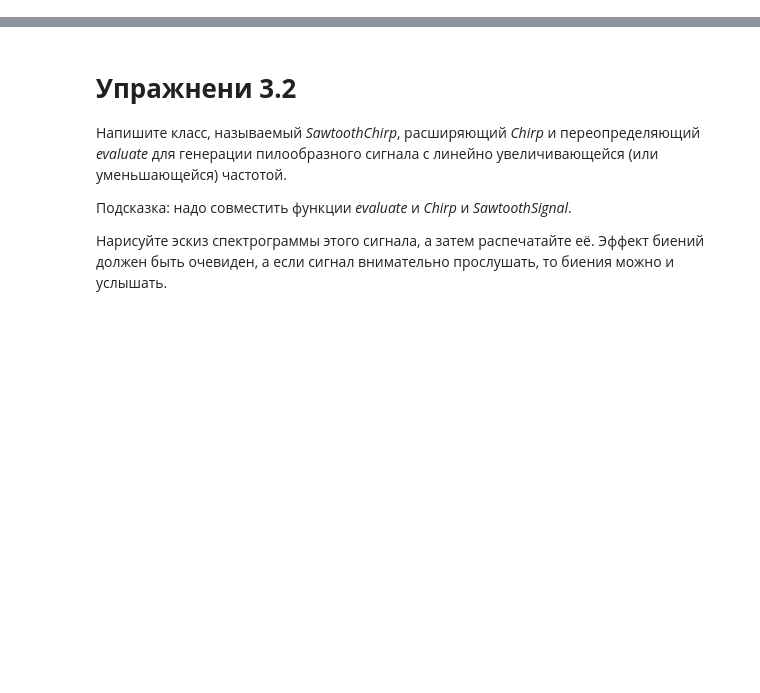
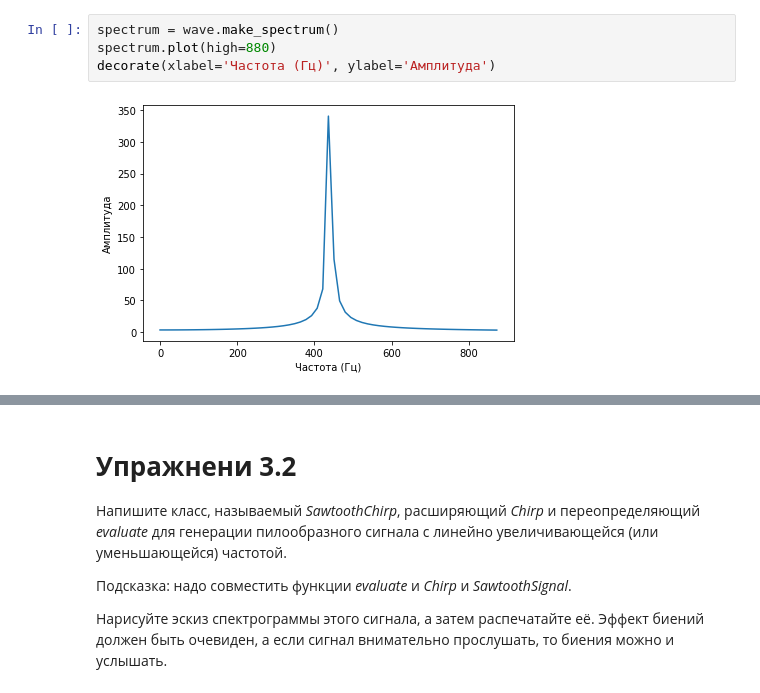
Before and after one commit to DenZhid/TelecommunicationSystemsLabs, a Jupyter notebook: Lab3.ipynb, the cells around one changed output, grey strips where cells are left out. Drawn from its saved outputs; the diff is of its cells as text; blank space fills up the shorter version.

```diff
--- a/Lab3.ipynb
+++ b/Lab3.ipynb
@@ -15,0 +48,6 @@ if not os.path.exists('thinkdsp.py'):
+# %%
+spectrum = wave.make_spectrum()
+spectrum.plot(high=880)
+decorate(xlabel='Частота (Гц)', ylabel='Амплитуда')
+# %% [output]
+[figure, added]
```
Also changed, not shown: parts of 11 cells of this notebook.
